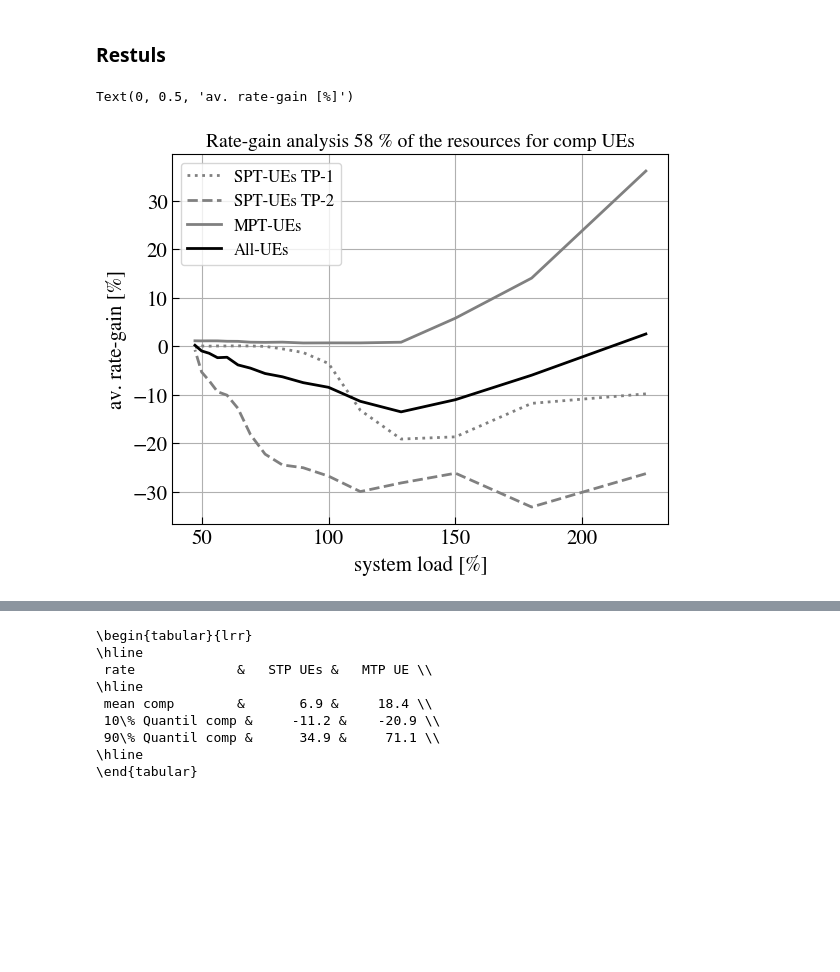
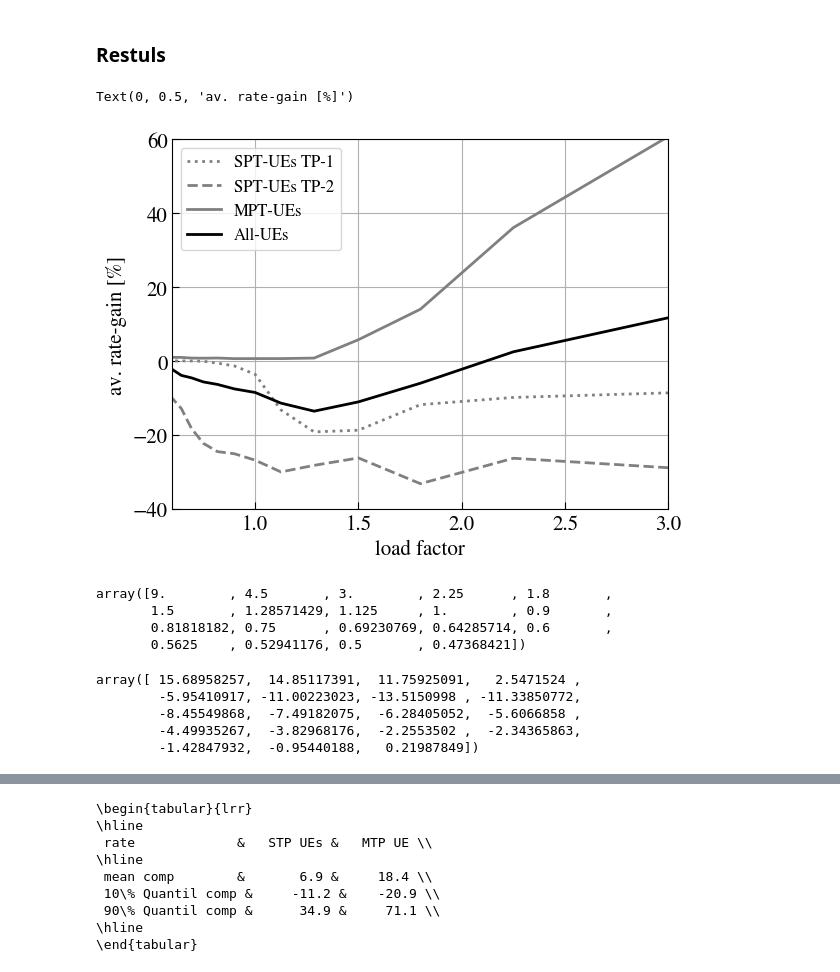
Before and after one commit to CarolineZoll/EDS, a Jupyter notebook: PRB-Reservation_savedData.ipynb, the cells around one changed output, grey strips where cells are left out. Saved outputs shown, nothing was run; the diff lists cells and outputs as text; code cells hidden in the pictures; blank space fills up the shorter version.

```diff
--- a/PRB-Reservation_savedData.ipynb
+++ b/PRB-Reservation_savedData.ipynb
@@ -397,26 +397,43 @@ for i in mu_range:
     x=x[x!=0]
     gain_320_2=np.append(gain_320_2,np.mean(x))
 # %%
-mu_range2=1/mu_range*full_load*100
+mu_range2=1/mu_range*full_load
 # %%
-beg=3
+beg=2
 end=19
 plt.plot(mu_range2[beg:end],gain_133_1[beg:end],color='grey',linestyle='dotted', label='SPT-UEs TP-1',linewidth=2)
 plt.plot(mu_range2[beg:end],gain_320_1[beg:end],color='grey',linestyle='dashed', label= 'SPT-UEs TP-2',linewidth=2)
 plt.plot(mu_range2[beg:end],gain_comp_1[beg:end],color='grey', label='MPT-UEs',linewidth=2)
 plt.plot(mu_range2[beg:end],mean_gain[prb_ana[0]][beg:end],color='black', label='All-UEs',linewidth=2)
 #plt.vlines(x=mu_range2[full_load],ymin=-50, ymax=85,ls='-',label='load boundary',colors='green')
 
 #plt.legend()
-plt.title('Rate-gain analysis '+ str(prb_ana[0]*2) + ' % of the resources for comp UEs', fontsize=14)
+#plt.title('Rate-gain analysis '+ str(prb_ana[0]*2) + ' % of the resources for comp UEs', fontsize=14)
 plt.grid()
 plt.legend( prop={'size': 12})
 #plt.xlim(40,mu_range2[3])
 #plt.ylim(-35,40)
-#plt.ylim(-35,35)
-plt.xlabel('system load [%]')
+#plt.ylim(-35,35)#
+plt.xlim(0.6,3)
+plt.xlabel('load factor')
 
+plt.ylim(-40,60)
 plt.ylabel('av. rate-gain [%]')
 # %% [output]
 Text(0, 0.5, 'av. rate-gain [%]')
-[figure, old version]
+[figure, new version]
+# %%
+mu_range2
+# %% [output]
+array([9.        , 4.5       , 3.        , 2.25      , 1.8       ,
+       1.5       , 1.28571429, 1.125     , 1.        , 0.9       ,
+       0.81818182, 0.75      , 0.69230769, 0.64285714, 0.6       ,
+       0.5625    , 0.52941176, 0.5       , 0.47368421])
+# %%
+mean_gain[29]
+# %% [output]
+array([ 15.68958257,  14.85117391,  11.75925091,   2.5471524 ,
+        -5.95410917, -11.00223023, -13.5150998 , -11.33850772,
+        -8.45549868,  -7.49182075,  -6.28405052,  -5.6066858 ,
+        -4.49935267,  -3.82968176,  -2.2553502 ,  -2.34365863,
+        -1.42847932,  -0.95440188,   0.21987849])
```
Also changed, not shown: parts of 52 cells of this notebook, 10 other files.
